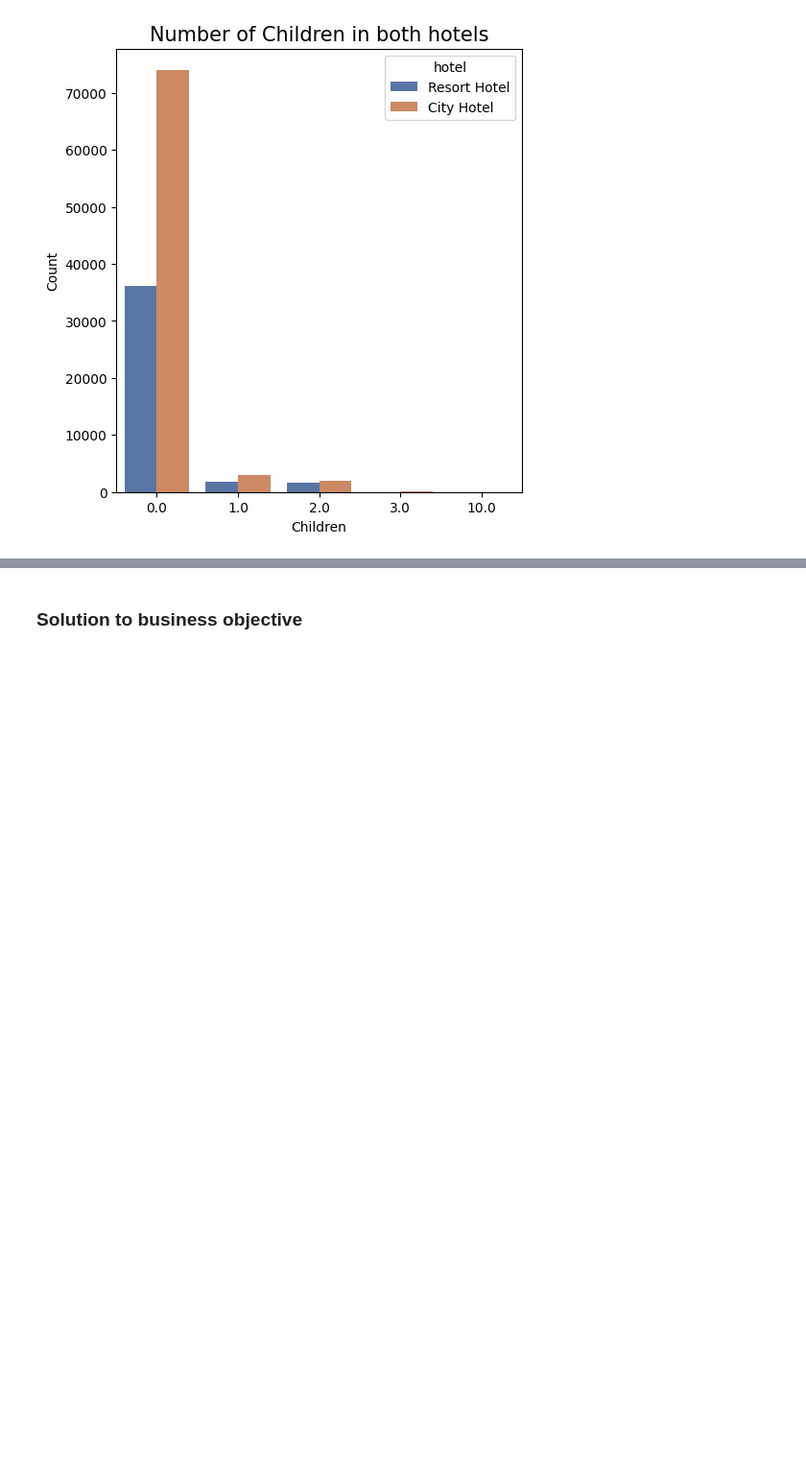
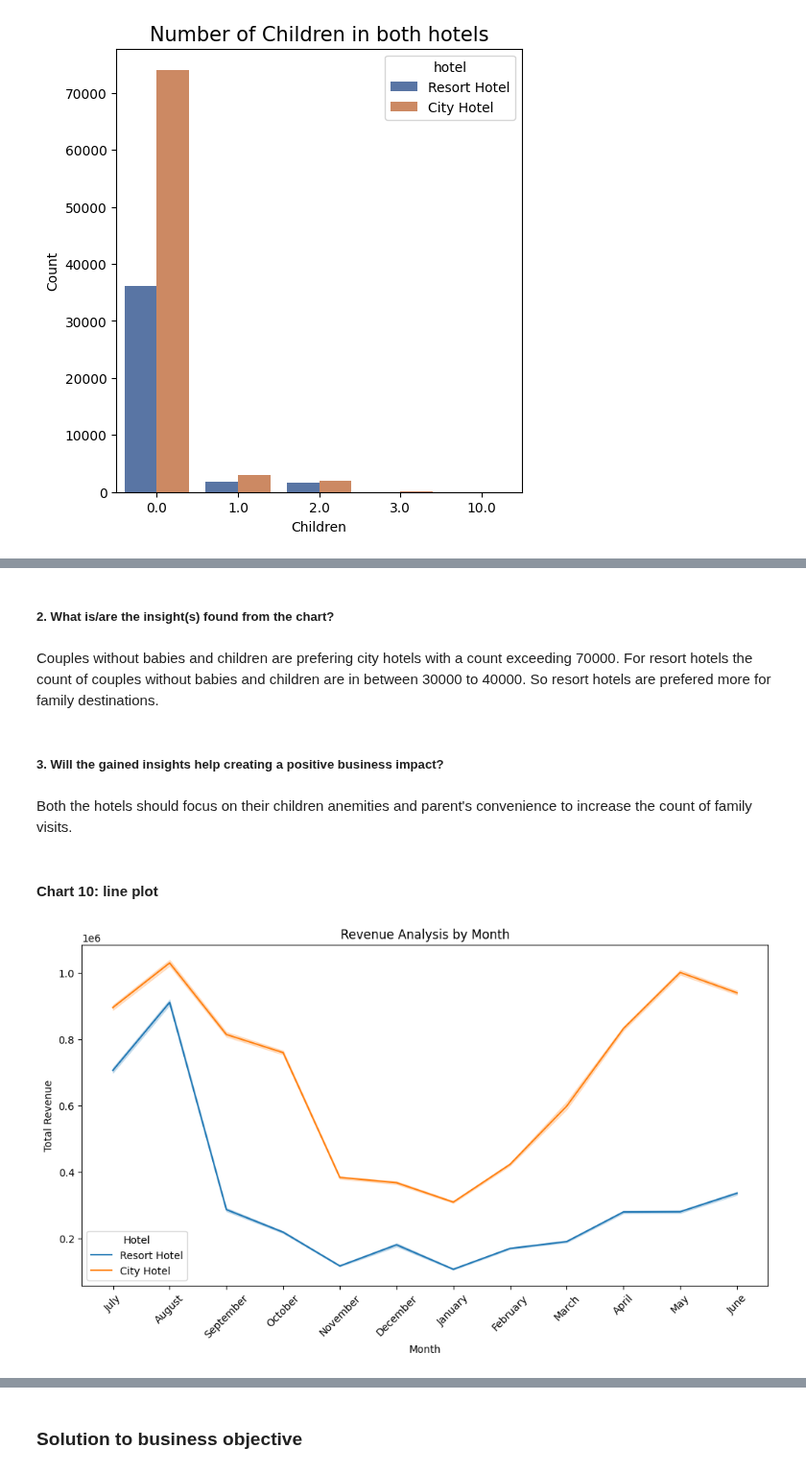
Before and after one commit to Codewith-Soumya/Hotel-Booking-Analysis, a Jupyter notebook: Hotel_booking_analysis_coding_Capstrone_Project_2.ipynb, the cells around one changed output, grey strips where cells are left out. Shown at 96% size. Saved outputs shown, nothing was run; the diff lists cells and outputs as text; code cells hidden in the pictures; blank space fills up the shorter version.

```diff
--- a/Hotel_booking_analysis_coding_Capstrone_Project_2.ipynb
+++ b/Hotel_booking_analysis_coding_Capstrone_Project_2.ipynb
@@ -677,0 +682,22 @@ Text(0, 0.5, 'Count')
+# %% [markdown]
+##### 2. What is/are the insight(s) found from the chart?
+# %% [markdown]
+Couples without babies and children are prefering city hotels with a count exceeding 70000. For resort hotels the count of couples without babies and children are in between 30000 to 40000. So resort hotels are prefered more for family destinations.
+# %% [markdown]
+##### 3. Will the gained insights help creating a positive business impact?
+# %% [markdown]
+Both the hotels should focus on their children anemities and parent's convenience to increase the count of family visits.
+# %% [markdown]
+#### Chart 10: line plot
+# %%
+# Revenue analysis
+plt.figure(figsize=(12, 6))
+sns.lineplot(data=hotel_booking_data, x='arrival_date_month', y='adr', hue='hotel', estimator=np.sum)
+plt.title('Revenue Analysis by Month')
+plt.xlabel('Month')
+plt.ylabel('Total Revenue')
+plt.legend(title='Hotel')
+plt.xticks(rotation=45)
+plt.show()
+# %% [output]
+[figure, added]
```
Also changed, not shown: parts of 17 cells of this notebook.
